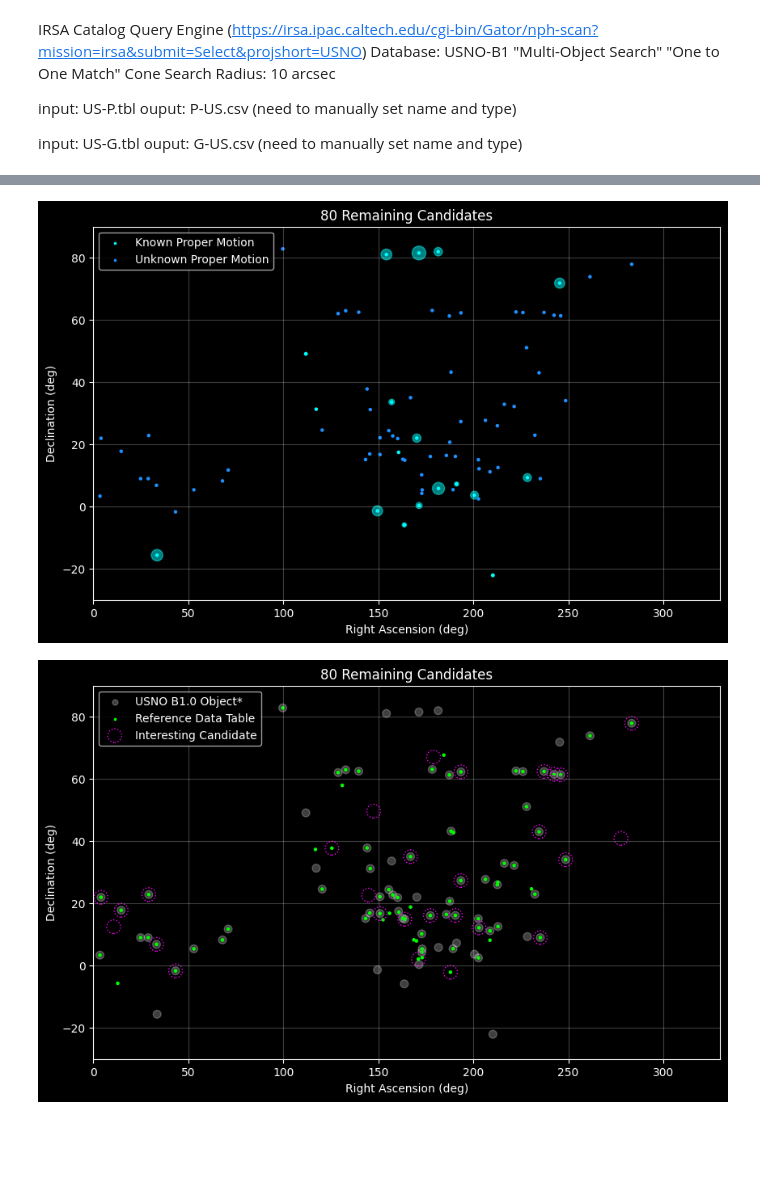
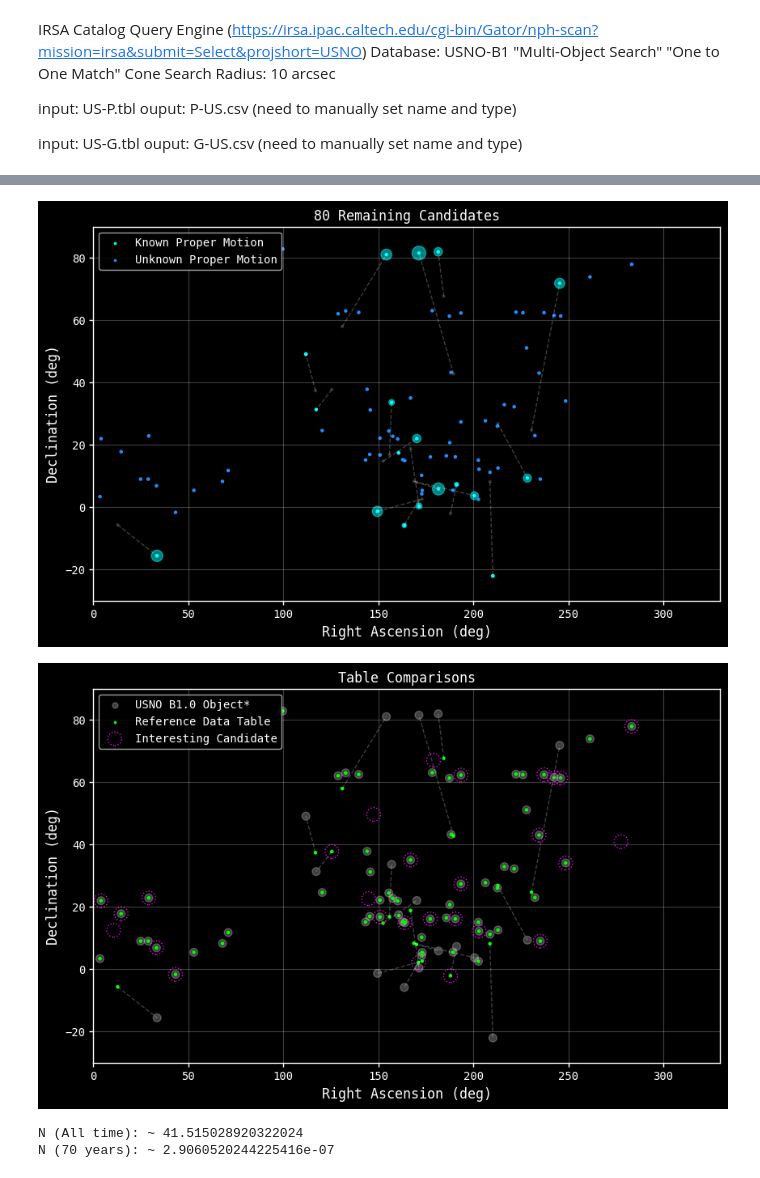
Before and after one commit to emmawilmott63/Disappearing-Stars, a Jupyter notebook: xmatch.ipynb, the cells around one changed output, grey strips where cells are left out. Cells and saved outputs as stored; diff of their text form; code cells hidden in the pictures; blank space fills up the shorter version.

```diff
--- a/xmatch.ipynb
+++ b/xmatch.ipynb
@@ -25,6 +26,18 @@ from astropy.table import Table
 import matplotlib.pyplot as plt
 
 plt.style.use('dark_background')
+
+plt.rcParams.update({'axes.linewidth' : 1,
+                     'ytick.major.width' : 1,
+                     'ytick.minor.width' : 1,
+                     'xtick.major.width' : 1,
+                     'xtick.minor.width' : 1,
+                     'xtick.labelsize': 10,
+                     'ytick.labelsize': 10,
+                     'axes.labelsize': 12,
+                     'font.family': 'Monospace',
+                     'figure.figsize': (10, 6)
+                    })
 # %%
 #files to log progress (and plot later)
 
@@ -520,11 +550,13 @@ print("Remaining Number of Candidates:",len(id_USNO)-tma.sum())
 # %%
 plt.figure(figsize=(10, 6))
 
-
+plt.scatter(ra_USNO, dec_USNO, s=pmq*(1-tma)*5,c='gray',alpha=0.25)
 plt.scatter(new_RA, new_DEC, s=pmq*(1-tma)*5,c='cyan', label="Known Proper Motion")
 plt.scatter(new_RA, new_DEC, s=(e_new_RA**2+e_new_DEC**2)*(1-tma),c='cyan',alpha=0.5)
 plt.scatter(ra_USNO, dec_USNO, s=(1-pmq)*(1-tma)*5,c='dodgerblue', label="Unknown Proper Motion")
 
+for i in range(len(pmq)):
+    plt.plot([ra_USNO[i], new_RA[i]], [dec_USNO[i], new_DEC[i]], color='white', alpha=pmq[i]*(1-tma[i])*0.25, linestyle='--', linewidth=1)
 
 plt.title(str(len(id_USNO)-tma.sum())+" Remaining Candidates")
 plt.xlabel("Right Ascension (deg)")
@@ -536,7 +568,7 @@ plt.legend()
 
 plt.savefig('PM80.png')
 # %% [output]
-[figure, old version]
+[figure, new version]
 # %%
 # compare with "interesting candidates" table in paper
 
@@ -547,19 +579,53 @@ icDEC = (t3['4']/np.abs(t3['4']))*(np.abs(t3['4']) + t3['5']/60 + t3['6']/3600)
 # %%
 plt.figure(figsize=(10, 6))
 
 plt.scatter(new_RA, new_DEC, s=(1-tma)*50,c='white',alpha=0.25, label="USNO B1.0 Object*")
 plt.scatter(ra_table, dec_table, s=(1-tma)*5,c='lime',label="Reference Data Table")
 
+for i in range(len(pmq)):
+    plt.plot([ra_USNO[i], new_RA[i]], [dec_USNO[i], new_DEC[i]], color='white', alpha=pmq[i]*(1-tma[i])*0.25, linestyle='--', linewidth=1)
+
 plt.scatter(icRA, icDEC, s=150,marker='o',facecolors='none',edgecolors='magenta',linestyle=':', label="Interesting Candidate")
 
-plt.title(str(len(id_USNO)-tma.sum())+" Remaining Candidates")
+plt.title("Table Comparisons")
 plt.xlabel("Right Ascension (deg)")
 plt.ylabel("Declination (deg)")
 plt.xlim(0,330)
 plt.ylim(-30,90)
 plt.grid(alpha=0.25)
 plt.legend()
 
 plt.savefig('80cand.png')
 # %% [output]
-[figure, old version]
+[figure, new version]
+# %%
+# PBH Calculations
+
+# order-of-magnitude with parameter estimates/averages (talked to Esser) and uniform distribution over time (confirmed correct)
+
+def PBH(m):
+    f = 1
+    r = 0.3
+    s = 200
+    n = (r/100)*(7/(np.sqrt(2)*s))**3
+    a = 3.76
+    b = 0.685
+    c = -0.883
+    v = a*(m**b) + c  #m = M/M0
+    SP = np.exp(-f*n*v)
+    DP = 1-SP #destruction probability
+    size = 1045175762*0.6 #paper says they looked at ~60% of USNO catalog
+    t = 70
+    T = 10**10 #~10B
+    dt = t/T
+    N =  DP*size
+    return N, N*dt
+
+print("N (All time): ~", PBH(.5)[0])
+print("N (70 years): ~", PBH(0.5)[1])
+
+#print("N (All time):", PBH(0.2)[0],"-",PBH(0.8)[0])
+#print("N (70 years):", PBH(0.2)[1],"-",PBH(0.8)[1])
+# %% [output]
+N (All time): ~ 41.515028920322024
+N (70 years): ~ 2.9060520244225416e-07
```
Also changed, not shown: parts of 22 cells of this notebook, 15 other files.
